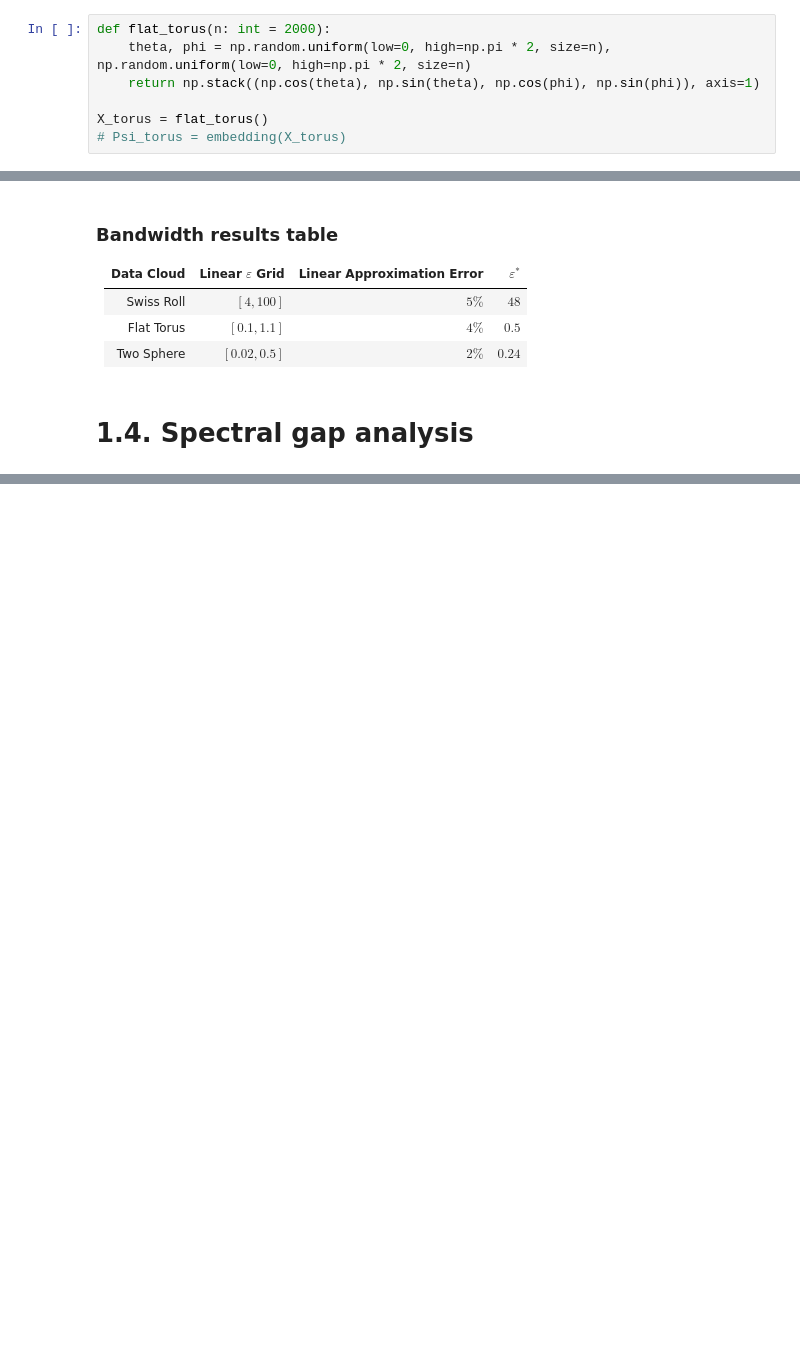
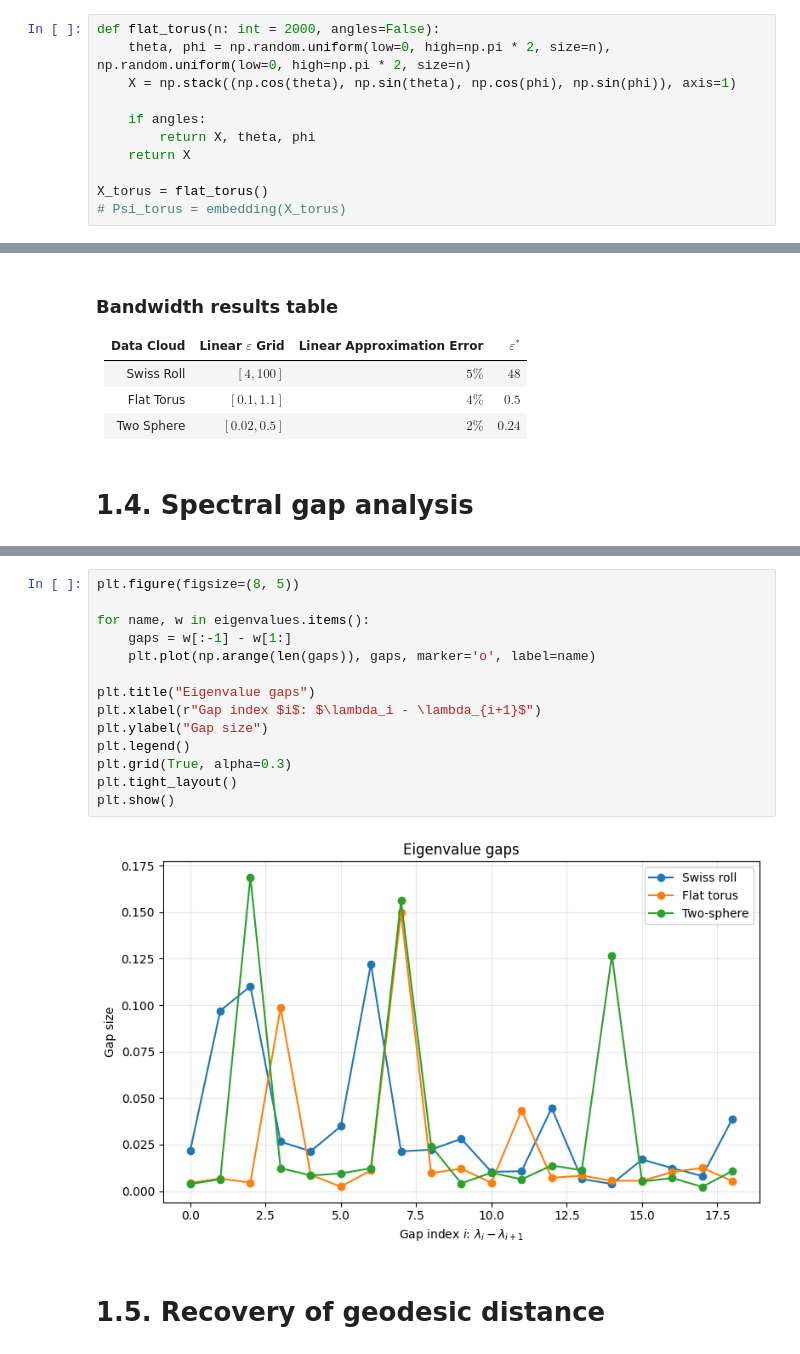
Before and after one commit to adamfowliee/JDKF_Starter, a Jupyter notebook: InitialTasks/diffusion.ipynb, the cells around one changed output, grey strips where cells are left out. Drawn from its saved outputs; the diff is of its cells as text; blank space fills up the shorter version.

```diff
--- a/InitialTasks/diffusion.ipynb
+++ b/InitialTasks/diffusion.ipynb
@@ -221,9 +234,13 @@ X_swiss_roll = swiss_roll()
 # %% [markdown]
 ## Flat torus in $\mathbb{R}^4$
 # %%
-def flat_torus(n: int = 2000):
+def flat_torus(n: int = 2000, angles=False):
     theta, phi = np.random.uniform(low=0, high=np.pi * 2, size=n), np.random.uniform(low=0, high=np.pi * 2, size=n)
-    return np.stack((np.cos(theta), np.sin(theta), np.cos(phi), np.sin(phi)), axis=1)
+    X = np.stack((np.cos(theta), np.sin(theta), np.cos(phi), np.sin(phi)), axis=1)
+
+    if angles:
+        return X, theta, phi
+    return X
 
 X_torus = flat_torus()
 # Psi_torus = embedding(X_torus)
@@ -491,0 +584,18 @@ fig.tight_layout()
+# %%
+plt.figure(figsize=(8, 5))
+
+for name, w in eigenvalues.items():
+    gaps = w[:-1] - w[1:]
+    plt.plot(np.arange(len(gaps)), gaps, marker='o', label=name)
+
+plt.title("Eigenvalue gaps")
+plt.xlabel(r"Gap index $i$: $\lambda_i - \lambda_{i+1}$")
+plt.ylabel("Gap size")
+plt.legend()
+plt.grid(True, alpha=0.3)
+plt.tight_layout()
+plt.show()
+# %% [output]
+[figure, added]
+# %% [markdown]
+# 1.5. Recovery of geodesic distance
```
Also changed, not shown: parts of 16 cells of this notebook.
